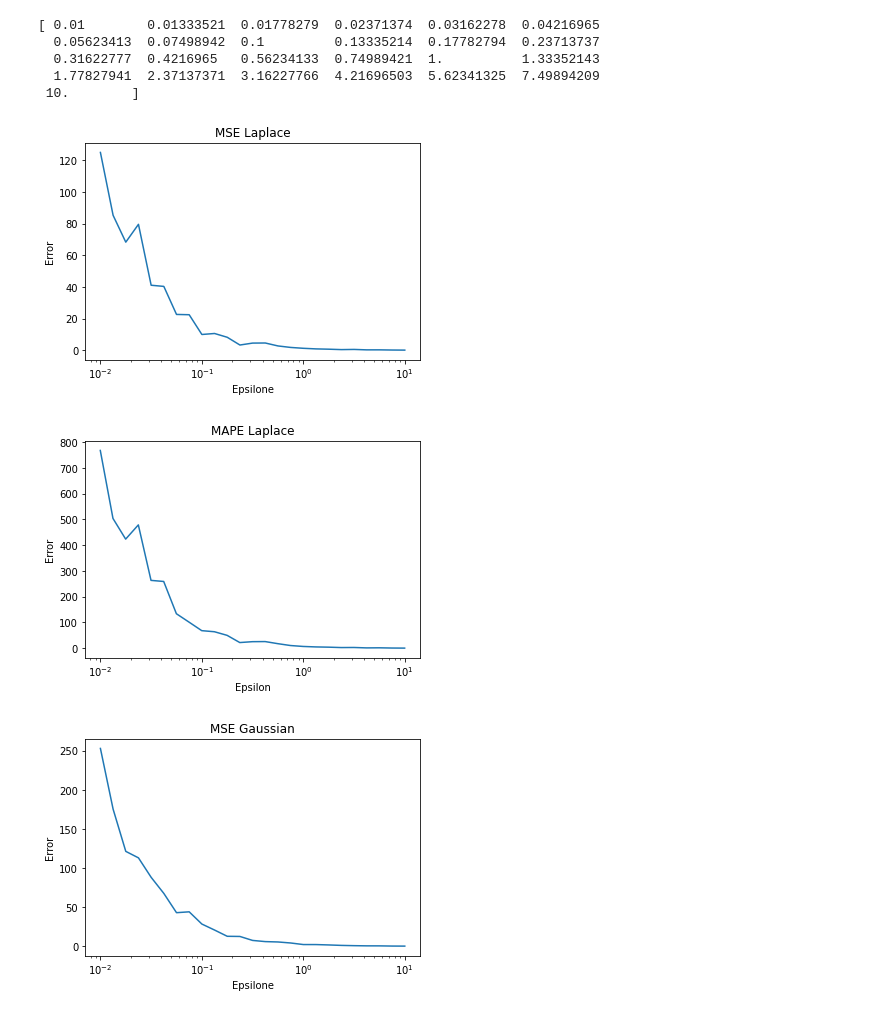
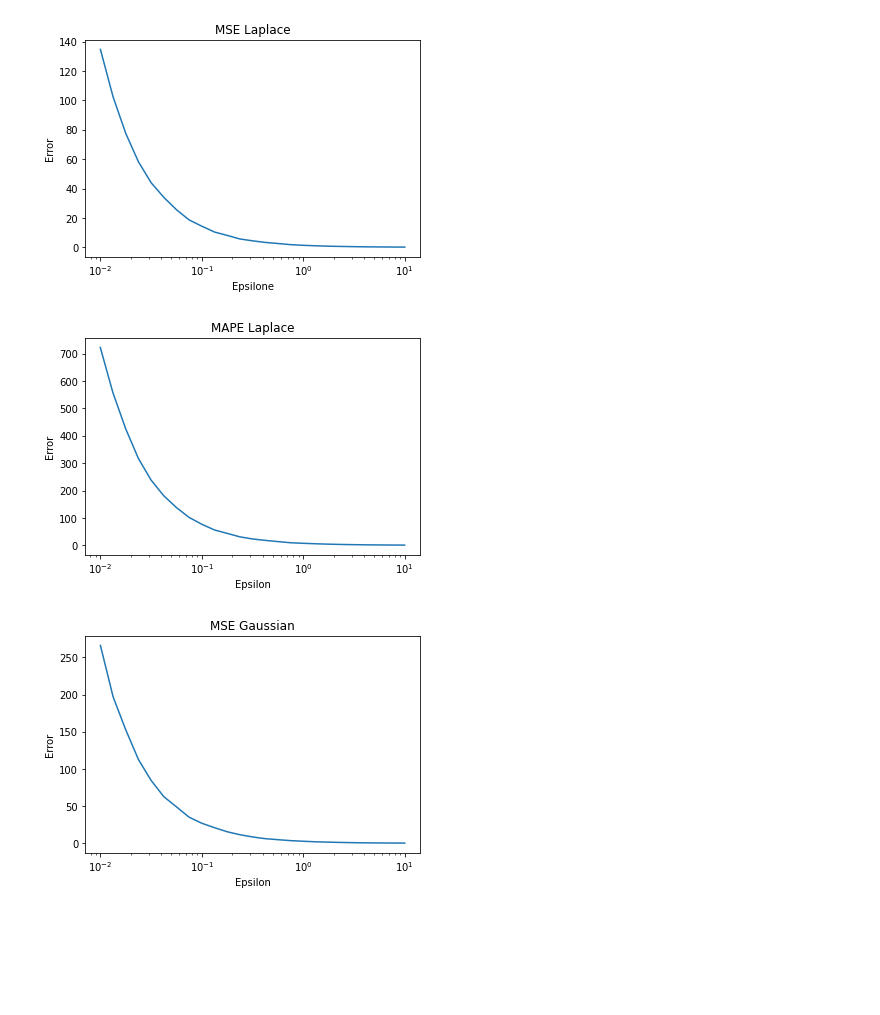
Before and after one commit to aleksandr-kataev/Privacy-Preserving-Algorithms, a Jupyter notebook: diffprivacyNoise.ipynb, the cells around one changed output. Cells and saved outputs as stored; diff of their text form; code cells hidden in the pictures; blank space fills up the shorter version.

Commit message:
Added 10 tests for every epsilon

```diff
--- a/diffprivacyNoise.ipynb
+++ b/diffprivacyNoise.ipynb
@@ -62,23 +62,22 @@ dfo.groupby("insured")['wage'].mean().plot(kind='bar')
 # %%
 epsilons = np.logspace(-2,1,25)
-print(epsilons)
+num_of_runs_for_epsilon = 10
 df_original = pd.read_csv("healthdata.csv")
-# %% [output]
-[ 0.01        0.01333521  0.01778279  0.02371374  0.03162278  0.04216965
-  0.05623413  0.07498942  0.1         0.13335214  0.17782794  0.23713737
-  0.31622777  0.4216965   0.56234133  0.74989421  1.          1.33352143
-  1.77827941  2.37137371  3.16227766  4.21696503  5.62341325  7.49894209
- 10.        ]
 # %%
 laplace_rmse = []
 laplace_mape = []
 for epsilon in epsilons:
-    df_private = pd.read_csv("healthdata.csv")
-    df_private['wage'] = df_private['wage'].apply(laplaceMechanism, args=(epsilon,))
-    laplace_rmse.append(mean_squared_error(df_original['wage'].to_numpy().tolist(),
+    average_rmse = []
+    average_mape = []
+    for x in range(num_of_runs_for_epsilon):
+        df_private = pd.read_csv("healthdata.csv")
+        df_private['wage'] = df_private['wage'].apply(laplaceMechanism, args=(epsilon,))
+        average_rmse.append(mean_squared_error(df_original['wage'].to_numpy().tolist(),
                 df_private['wage'].to_numpy().tolist(), squared=False))
-    laplace_mape.append(mean_absolute_percentage_error(df_original['wage'].to_numpy().tolist(),
-                df_private['wage'].to_numpy().tolist()))
+        average_mape.append(mean_absolute_percentage_error(df_original['wage']
+                .to_numpy().tolist(), df_private['wage'].to_numpy().tolist()))
+    laplace_rmse.append(np.mean(average_rmse))
+    laplace_mape.append(np.mean(average_mape))
 # %%
 plt.semilogx(epsilons, laplace_rmse)
 plt.xlabel('Epsilone')
@@ -86,7 +85,7 @@ plt.ylabel('Error')
 plt.title("MSE Laplace")
 plt.show()
 # %% [output]
-[figure, old version]
+[figure, new version]
 # %%
 plt.semilogx(epsilons, laplace_mape)
 plt.xlabel('Epsilon')
@@ -94,25 +93,31 @@ plt.ylabel('Error')
 plt.title("MAPE Laplace")
 plt.show()
 # %% [output]
-[figure, old version]
+[figure, new version]
 # %%
 gaussian_mse = []
 gaussian_mape = []
 for epsilon in epsilons:
-    df_private = pd.read_csv("healthdata.csv")
-    df_private['wage'] = df_private['wage'].apply(gaussianMechanism, args=(epsilon,))
-    gaussian_mse.append(mean_squared_error(df_original['wage'],
-                df_private['wage'].to_numpy().tolist(), squared=False))
-    gaussian_mape.append(mean_absolute_percentage_error(df_original['wage'].to_numpy().tolist(),
-                df_private['wage'].to_numpy().tolist()))
+    average_rmse = []
+    average_mape = []
+    for x in range(num_of_runs_for_epsilon):
+         df_private = pd.read_csv("healthdata.csv")
+         df_private['wage'] = df_private['wage'].apply(gaussianMechanism, args=(epsilon,))
+         average_rmse.append((mean_squared_error(df_original['wage'],
+                df_private['wage'].to_numpy().tolist(), squared=False)))
+         average_mape.append(mean_absolute_percentage_error(df_original['wage']
+                .to_numpy().tolist(),df_private['wage'].to_numpy().tolist()))
+
+    gaussian_mse.append(np.mean(average_rmse))
+    gaussian_mape.append(np.mean(average_mape))
 # %%
 plt.semilogx(epsilons, gaussian_mse)
-plt.xlabel('Epsilone')
+plt.xlabel('Epsilon')
 plt.ylabel('Error')
 plt.title("MSE Gaussian")
 plt.show()
 # %% [output]
-[figure, old version]
+[figure, new version]
 # %%
 plt.semilogx(epsilons, gaussian_mape)
 plt.xlabel('Epsilon')
```
Also changed, not shown: parts of 7 cells of this notebook.
